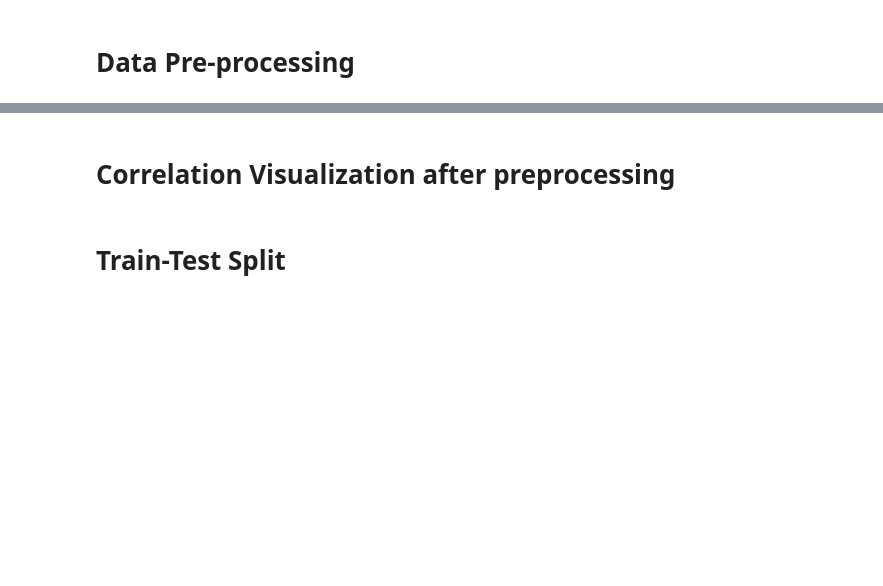
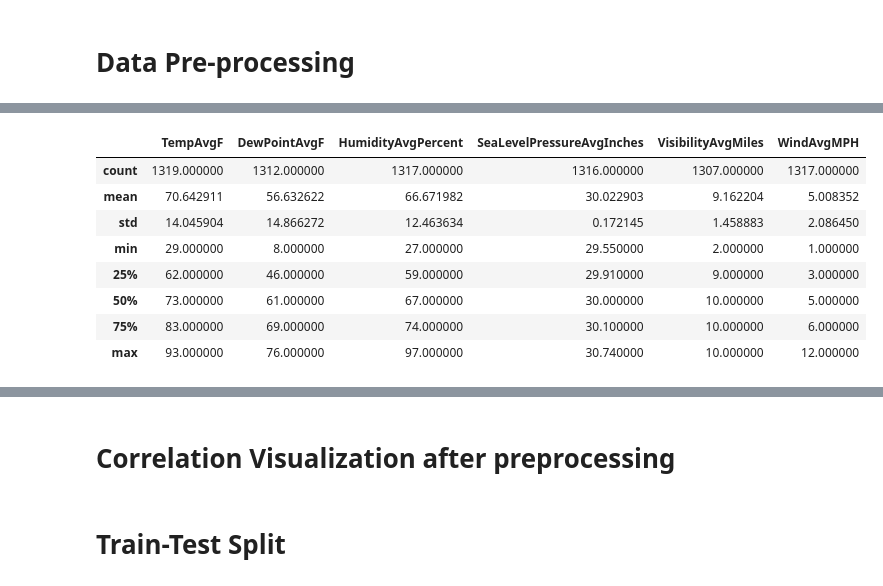
Before and after one commit to youssefbelkhiri/machine_learning_models, a Jupyter notebook: tempurature_prediction_model.ipynb, the cells around one changed output, grey strips where cells are left out. Saved outputs shown, nothing was run; the diff lists cells and outputs as text; code cells hidden in the pictures; blank space fills up the shorter version.

```diff
--- a/tempurature_prediction_model.ipynb
+++ b/tempurature_prediction_model.ipynb
@@ -38,0 +111,12 @@ dtype: int64
+# %%
+dataset.describe()
+# %% [output]
+|  | TempAvgF | DewPointAvgF | HumidityAvgPercent | SeaLevelPressureAvgInches | VisibilityAvgMiles | WindAvgMPH |
+| count | 1319.000000 | 1312.000000 | 1317.000000 | 1316.000000 | 1307.000000 | 1317.000000 |
+| mean | 70.642911 | 56.632622 | 66.671982 | 30.022903 | 9.162204 | 5.008352 |
+| std | 14.045904 | 14.866272 | 12.463634 | 0.172145 | 1.458883 | 2.086450 |
+| min | 29.000000 | 8.000000 | 27.000000 | 29.550000 | 2.000000 | 1.000000 |
+| 25% | 62.000000 | 46.000000 | 59.000000 | 29.910000 | 9.000000 | 3.000000 |
+| 50% | 73.000000 | 61.000000 | 67.000000 | 30.000000 | 10.000000 | 5.000000 |
+| 75% | 83.000000 | 69.000000 | 74.000000 | 30.100000 | 10.000000 | 6.000000 |
+| max | 93.000000 | 76.000000 | 97.000000 | 30.740000 | 10.000000 | 12.000000 |
```
Also changed, not shown: parts of 34 cells of this notebook.
